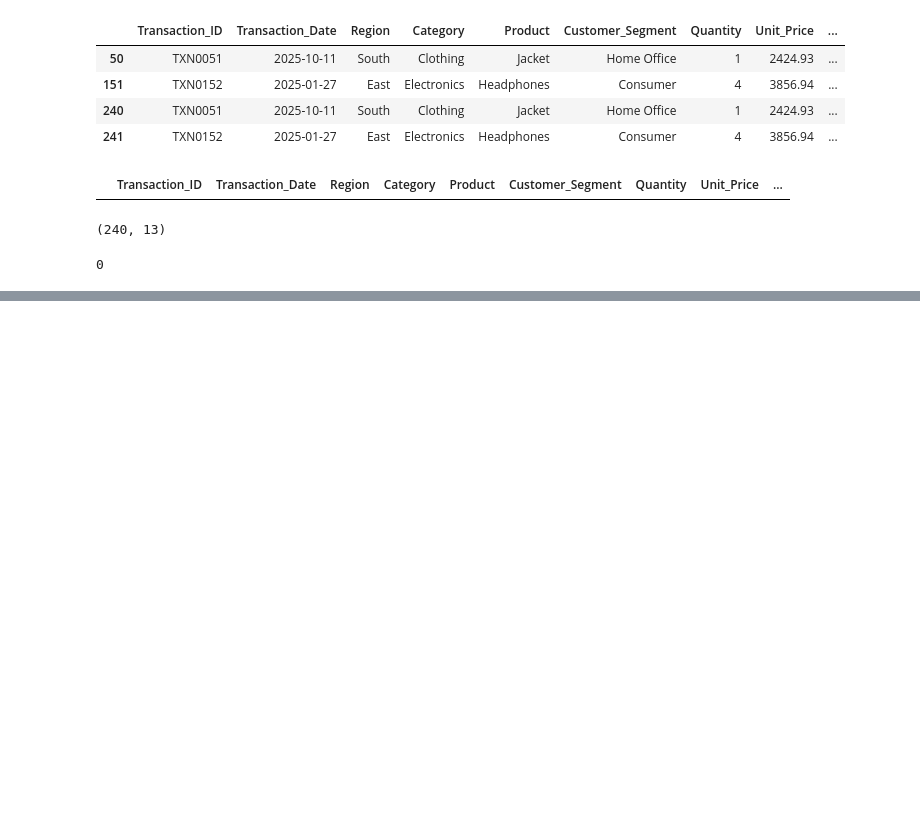
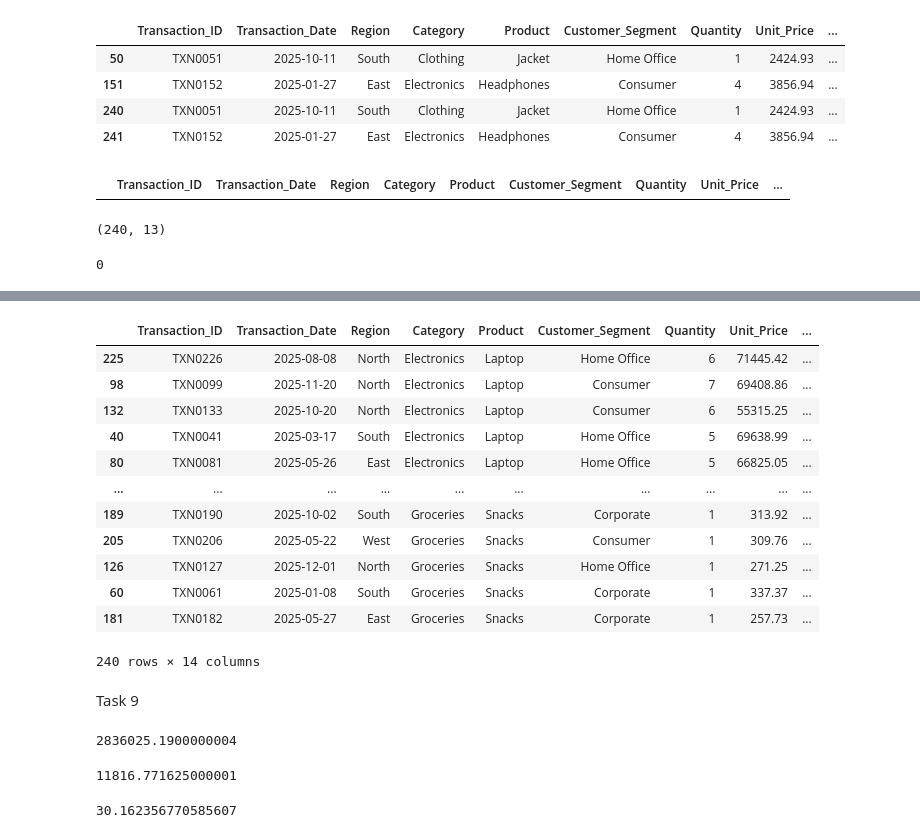
Before and after one commit to hemanthtavva/10k-coders, a Jupyter notebook: Py_Data_Analysis/pandass/pandas_task.ipynb, the cells around one changed output, grey strips where cells are left out. Saved outputs shown, nothing was run; the diff lists cells and outputs as text; code cells hidden in the pictures; blank space fills up the shorter version.

```diff
--- a/Py_Data_Analysis/pandass/pandas_task.ipynb
+++ b/Py_Data_Analysis/pandass/pandas_task.ipynb
@@ -743,0 +813,26 @@ print(data["Transaction_ID"].duplicated().sum())
+# %%
+data.sort_values("Profit", ascending=False)
+# %% [output]
+|  | Transaction_ID | Transaction_Date | Region | Category | Product | Customer_Segment | Quantity | Unit_Price | ... |
+| 225 | TXN0226 | 2025-08-08 | North | Electronics | Laptop | Home Office | 6 | 71445.42 | ... |
+| 98 | TXN0099 | 2025-11-20 | North | Electronics | Laptop | Consumer | 7 | 69408.86 | ... |
+| 132 | TXN0133 | 2025-10-20 | North | Electronics | Laptop | Consumer | 6 | 55315.25 | ... |
+| 40 | TXN0041 | 2025-03-17 | South | Electronics | Laptop | Home Office | 5 | 69638.99 | ... |
+| 80 | TXN0081 | 2025-05-26 | East | Electronics | Laptop | Home Office | 5 | 66825.05 | ... |
+| ... | ... | ... | ... | ... | ... | ... | ... | ... | ... |
+| 189 | TXN0190 | 2025-10-02 | South | Groceries | Snacks | Corporate | 1 | 313.92 | ... |
+| 205 | TXN0206 | 2025-05-22 | West | Groceries | Snacks | Consumer | 1 | 309.76 | ... |
+| 126 | TXN0127 | 2025-12-01 | North | Groceries | Snacks | Home Office | 1 | 271.25 | ... |
+| 60 | TXN0061 | 2025-01-08 | South | Groceries | Snacks | Corporate | 1 | 337.37 | ... |
+| 181 | TXN0182 | 2025-05-27 | East | Groceries | Snacks | Corporate | 1 | 257.73 | ... |
+240 rows × 14 columns
+# %% [markdown]
+Task 9
+# %%
+print(data["Profit"].sum())
+# %% [output]
+2836025.1900000004
+# %%
+print(data["Profit"].mean())
+# %% [output]
+11816.771625000001
@@ -743,0 +844,4 @@ print(data["Transaction_ID"].duplicated().sum())
+# %%
+print(profit_margin)
+# %% [output]
+30.162356770585607
```
Also changed, not shown: parts of 20 cells of this notebook.
